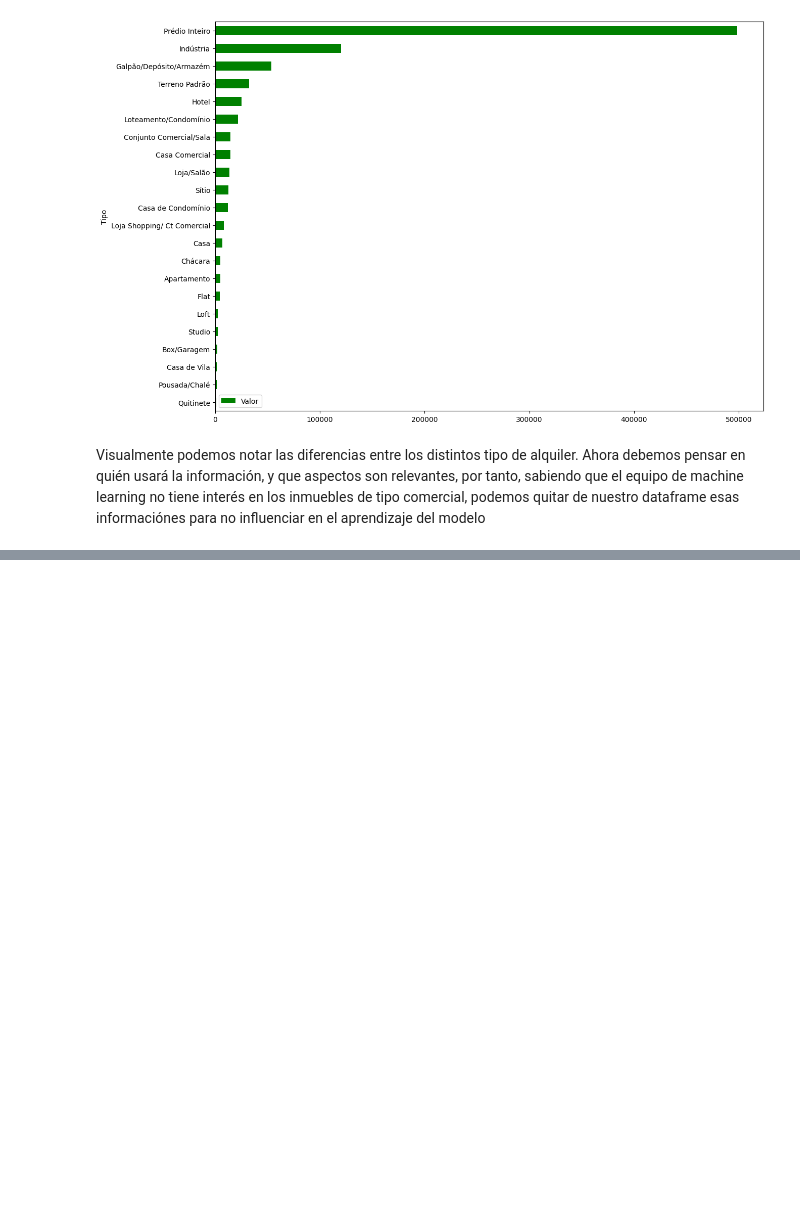
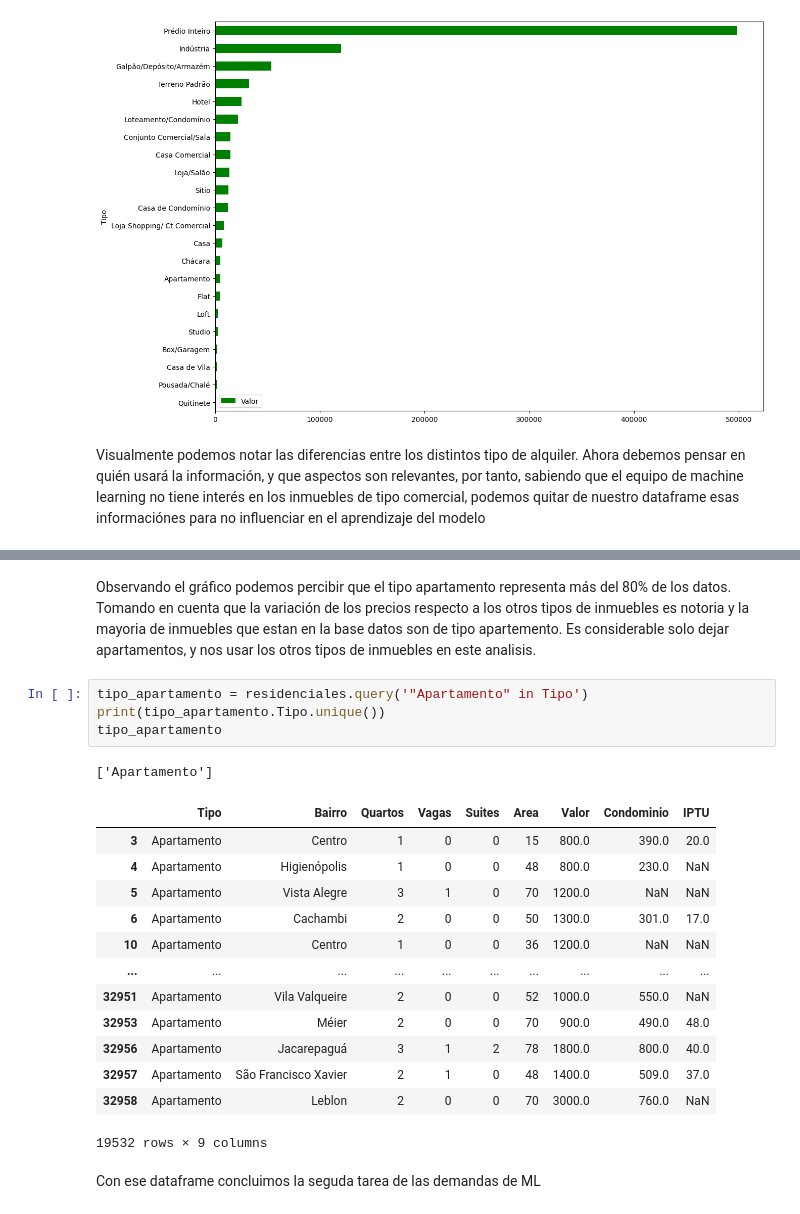
Before and after one commit to ygor-github/curso_conociendo_pandas, a Jupyter notebook: conociendo_pandas.ipynb, the cells around one changed output, grey strips where cells are left out. Cells and saved outputs as stored; diff of their text form; blank space fills up the shorter version.

```diff
--- a/conociendo_pandas.ipynb
+++ b/conociendo_pandas.ipynb
@@ -227,0 +387,23 @@ Visualmente podemos notar las diferencias entre los distintos tipo de alquiler.
+# %% [markdown]
+Observando el gráfico podemos percibir que el tipo apartamento representa más del 80% de los datos. Tomando en cuenta que la variación de los precios respecto a los otros tipos de inmuebles es notoria y la mayoria de inmuebles que estan en la base datos son de tipo apartemento. Es considerable solo dejar apartamentos, y nos usar los otros tipos de inmuebles en este analisis.
+# %%
+tipo_apartamento = residenciales.query('"Apartamento" in Tipo')
+print(tipo_apartamento.Tipo.unique())
+tipo_apartamento
+# %% [output]
+['Apartamento']
+|  | Tipo | Bairro | Quartos | Vagas | Suites | Area | Valor | Condominio | IPTU |
+| 3 | Apartamento | Centro | 1 | 0 | 0 | 15 | 800.0 | 390.0 | 20.0 |
+| 4 | Apartamento | Higienópolis | 1 | 0 | 0 | 48 | 800.0 | 230.0 | NaN |
+| 5 | Apartamento | Vista Alegre | 3 | 1 | 0 | 70 | 1200.0 | NaN | NaN |
+| 6 | Apartamento | Cachambi | 2 | 0 | 0 | 50 | 1300.0 | 301.0 | 17.0 |
+| 10 | Apartamento | Centro | 1 | 0 | 0 | 36 | 1200.0 | NaN | NaN |
+| ... | ... | ... | ... | ... | ... | ... | ... | ... | ... |
+| 32951 | Apartamento | Vila Valqueire | 2 | 0 | 0 | 52 | 1000.0 | 550.0 | NaN |
+| 32953 | Apartamento | Méier | 2 | 0 | 0 | 70 | 900.0 | 490.0 | 48.0 |
+| 32956 | Apartamento | Jacarepaguá | 3 | 1 | 2 | 78 | 1800.0 | 800.0 | 40.0 |
+| 32957 | Apartamento | São Francisco Xavier | 2 | 1 | 0 | 48 | 1400.0 | 509.0 | 37.0 |
+| 32958 | Apartamento | Leblon | 2 | 0 | 0 | 70 | 3000.0 | 760.0 | NaN |
+19532 rows × 9 columns
+# %% [markdown]
+Con ese dataframe concluimos la seguda tarea de las demandas de ML
```
Also changed, not shown: parts of 26 cells of this notebook.
